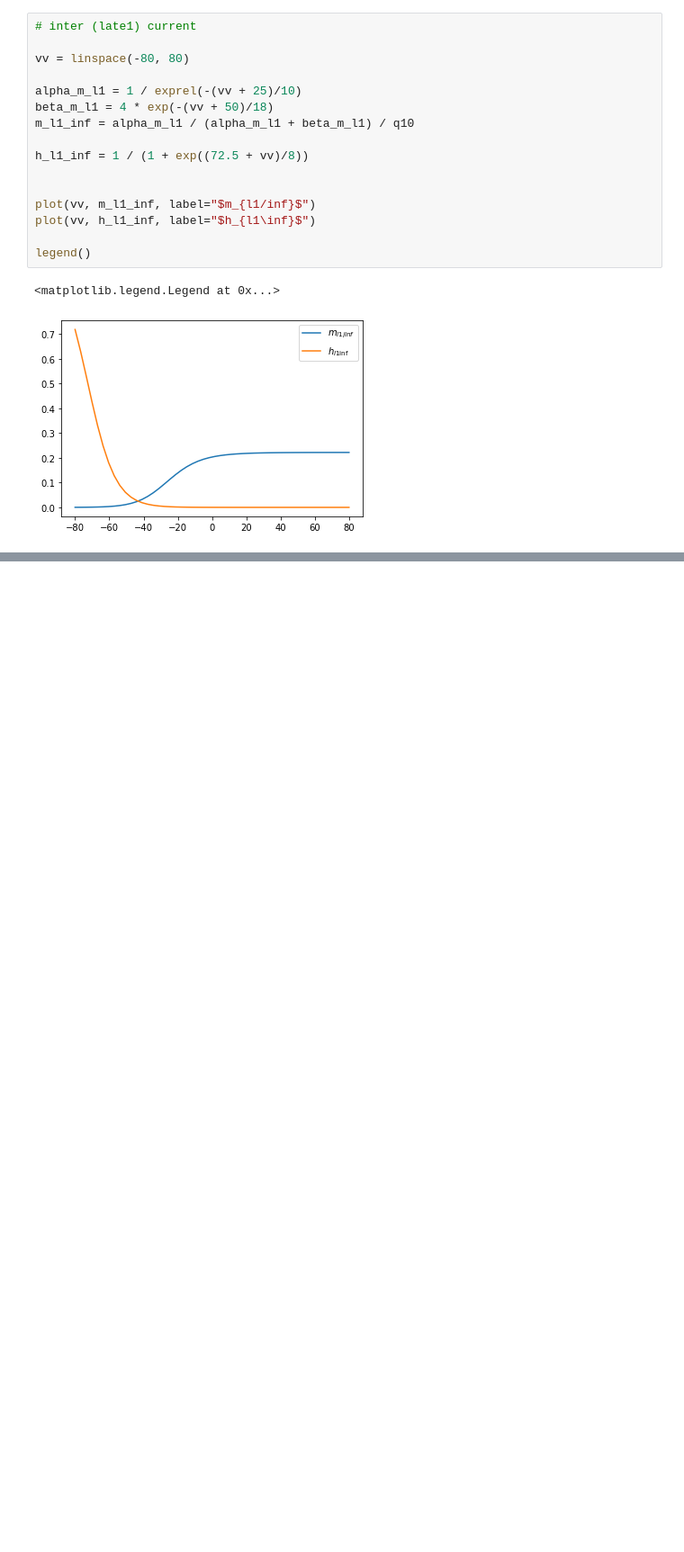
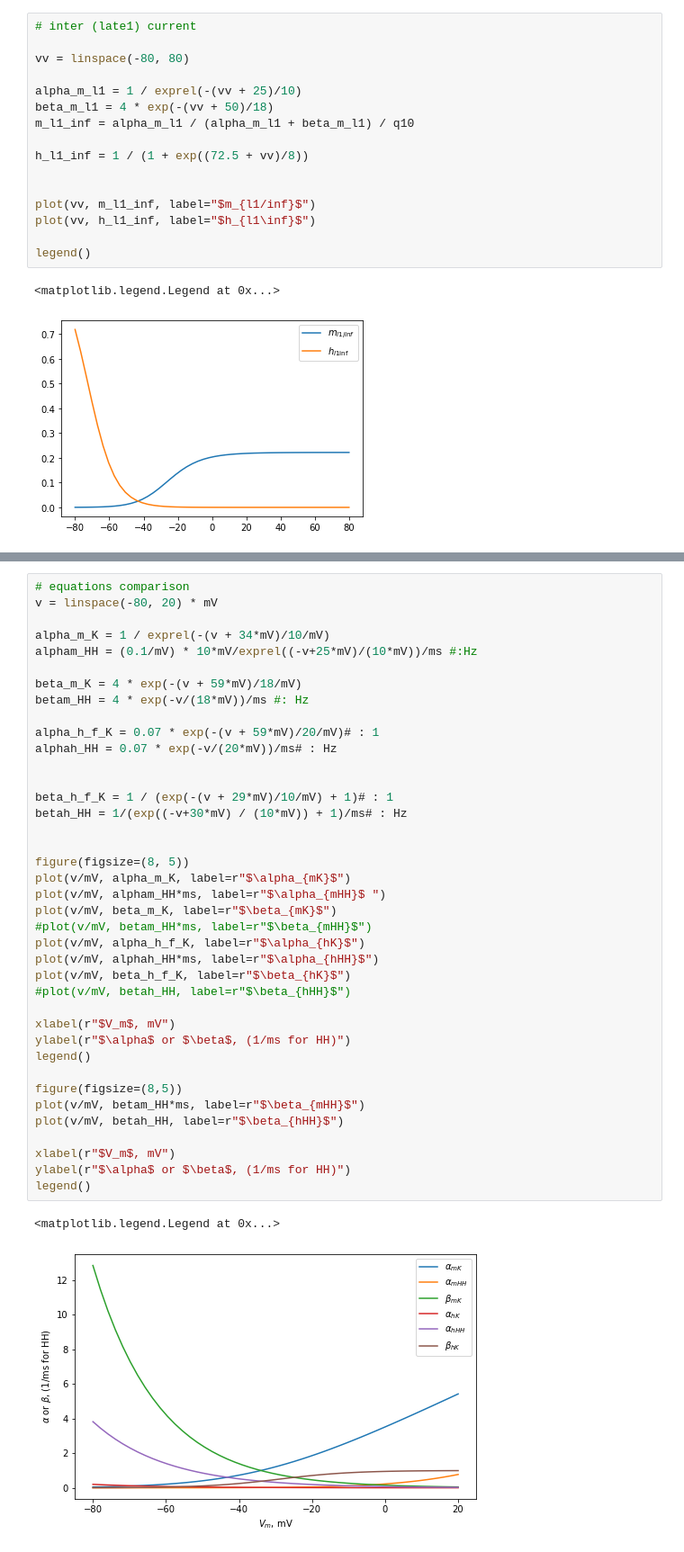
Before and after one commit to shcecter/nocimod, a Jupyter notebook: kovalksy_reprod.ipynb, the cells around one changed output, grey strips where cells are left out. Shown: that part at 90% size. Saved outputs shown, nothing was run; the diff lists cells and outputs as text; blank space fills up the shorter version.

Commit message:
add comparison for gate vars and long sim

```diff
--- a/kovalksy_reprod.ipynb
+++ b/kovalksy_reprod.ipynb
@@ -176,0 +263,42 @@ legend()
+# %%
+# equations comparison
+v = linspace(-80, 20) * mV
+
+alpha_m_K = 1 / exprel(-(v + 34*mV)/10/mV)
+alpham_HH = (0.1/mV) * 10*mV/exprel((-v+25*mV)/(10*mV))/ms #:Hz
+
+beta_m_K = 4 * exp(-(v + 59*mV)/18/mV)
+betam_HH = 4 * exp(-v/(18*mV))/ms #: Hz
+
+alpha_h_f_K = 0.07 * exp(-(v + 59*mV)/20/mV)# : 1
+alphah_HH = 0.07 * exp(-v/(20*mV))/ms# : Hz
+
+
+beta_h_f_K = 1 / (exp(-(v + 29*mV)/10/mV) + 1)# : 1
+betah_HH = 1/(exp((-v+30*mV) / (10*mV)) + 1)/ms# : Hz
+
+
+figure(figsize=(8, 5))
+plot(v/mV, alpha_m_K, label=r"$\alpha_{mK}$")
+plot(v/mV, alpham_HH*ms, label=r"$\alpha_{mHH}$ ")
+plot(v/mV, beta_m_K, label=r"$\beta_{mK}$")
+#plot(v/mV, betam_HH*ms, label=r"$\beta_{mHH}$")
+plot(v/mV, alpha_h_f_K, label=r"$\alpha_{hK}$")
+plot(v/mV, alphah_HH*ms, label=r"$\alpha_{hHH}$")
+plot(v/mV, beta_h_f_K, label=r"$\beta_{hK}$")
+#plot(v/mV, betah_HH, label=r"$\beta_{hHH}$")
+
+xlabel(r"$V_m$, mV")
+ylabel(r"$\alpha$ or $\beta$, (1/ms for HH)")
+legend()
+
+figure(figsize=(8,5))
+plot(v/mV, betam_HH*ms, label=r"$\beta_{mHH}$")
+plot(v/mV, betah_HH, label=r"$\beta_{hHH}$")
+
+xlabel(r"$V_m$, mV")
+ylabel(r"$\alpha$ or $\beta$, (1/ms for HH)")
+legend()
+# %% [output]
+<matplotlib.legend.Legend at 0x...>
+[figure, added]
```
Also changed, not shown: parts of 9 cells of this notebook.
